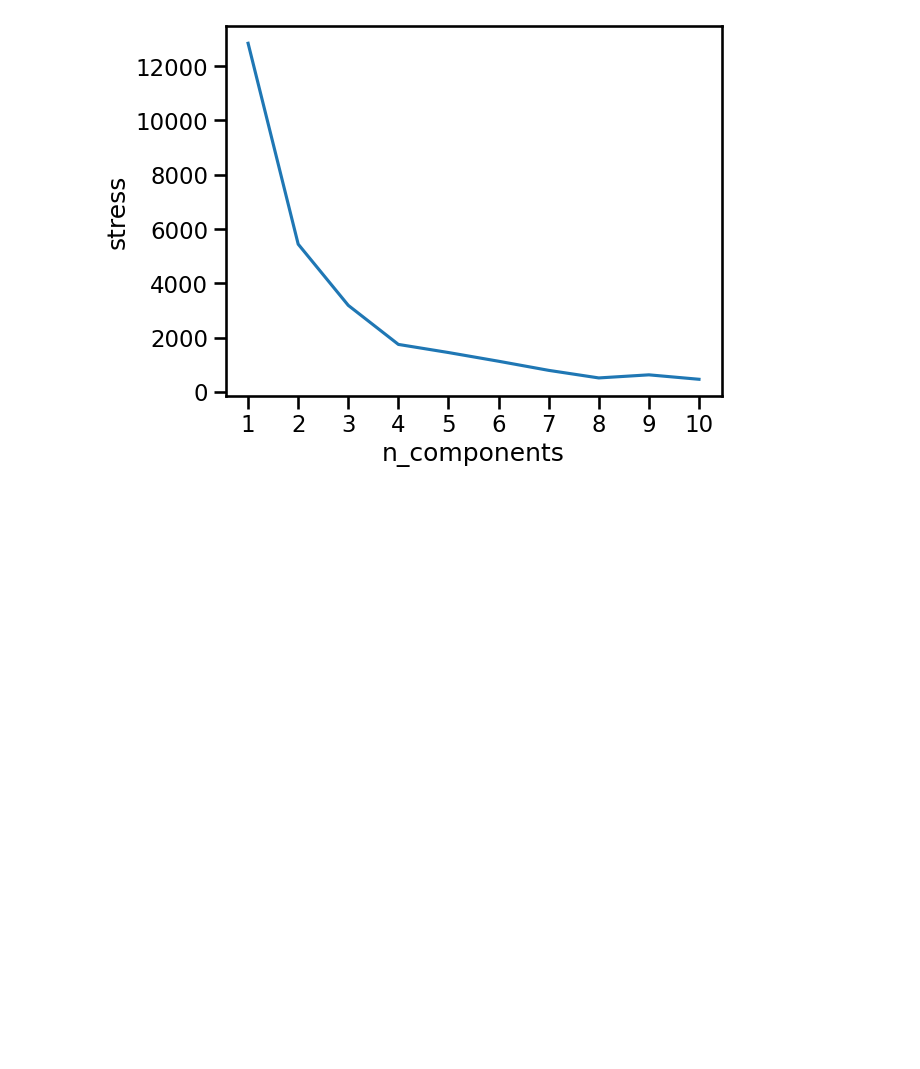
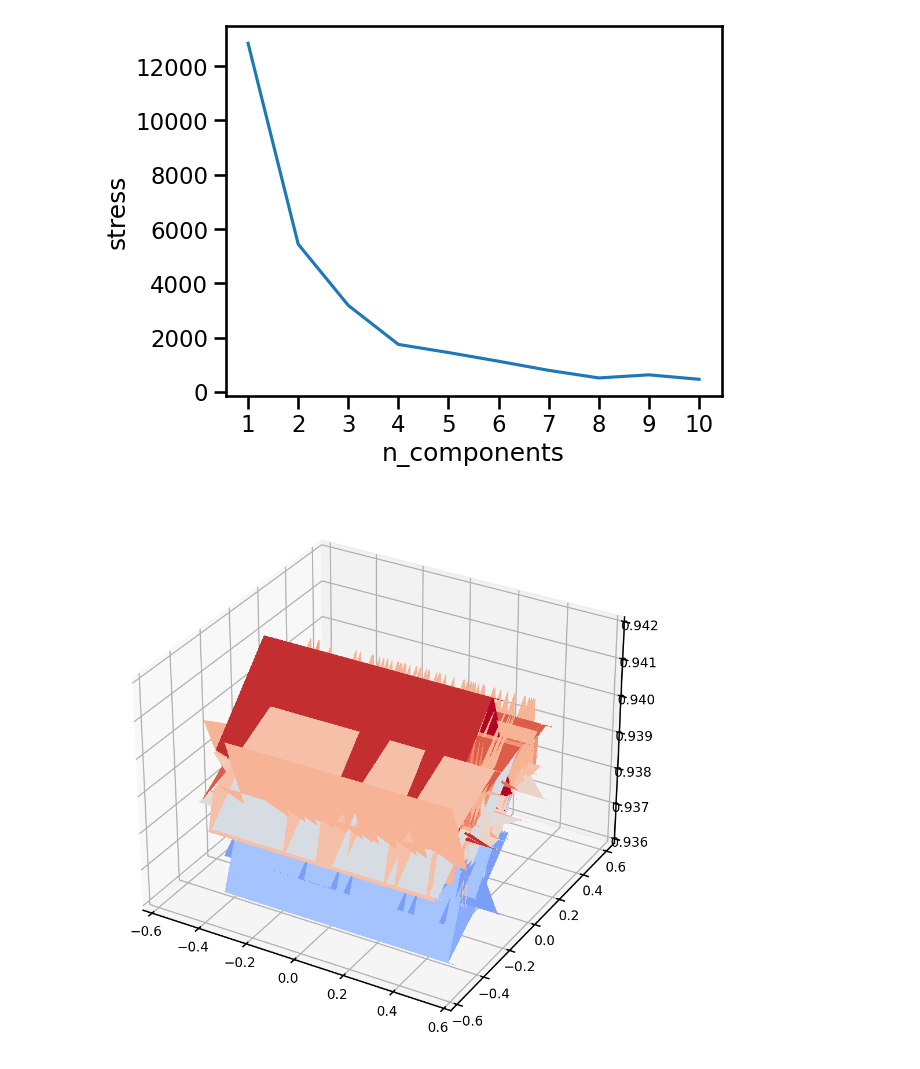
Before and after one commit to neurodata/CEP_experiments, a Jupyter notebook: ood_exp.ipynb, the cells around one changed output. Cells and saved outputs as stored; diff of their text form; code cells hidden in the pictures; blank space fills up the shorter version.

```diff
--- a/ood_exp.ipynb
+++ b/ood_exp.ipynb
@@ -130,3 +160,20 @@ summary = (X_transformed, l_id, l_ood, stresses)
 
 with open('result.pickle','wb') as f:
     pickle.dump(summary, f)
+# %%
+id = 3
+
+fig = plt.figure(figsize=(10,10))
+sns.set_context('talk')
+
+ax = fig.add_subplot(1,1,1, projection='3d')
+ax.plot_surface(X_transformed[id][:100,0].reshape(1,-1), X_transformed[id][:100,1].reshape(1,-1), l_ood[id][0,:].reshape(1,-1), cmap=cm.coolwarm,
+                       linewidth=0, antialiased=False)
+ax.plot_surface(X_transformed[id][100:200,0].reshape(1,-1), X_transformed[id][100:200,1].reshape(1,-1), l_ood[id][1,:].reshape(1,-1), cmap=cm.coolwarm,
+                       linewidth=0, antialiased=False)
+ax.plot_surface(X_transformed[id][200:,0].reshape(100,1), X_transformed[id][200:,1].reshape(1,-1), l_ood[id][2,:].reshape(1,-1), cmap=cm.coolwarm,
+                       linewidth=0, antialiased=False)
+
+plt.tight_layout()
+# %% [output]
+[figure, added]
```
Also changed, not shown: parts of 14 cells of this notebook, 2 other files.
